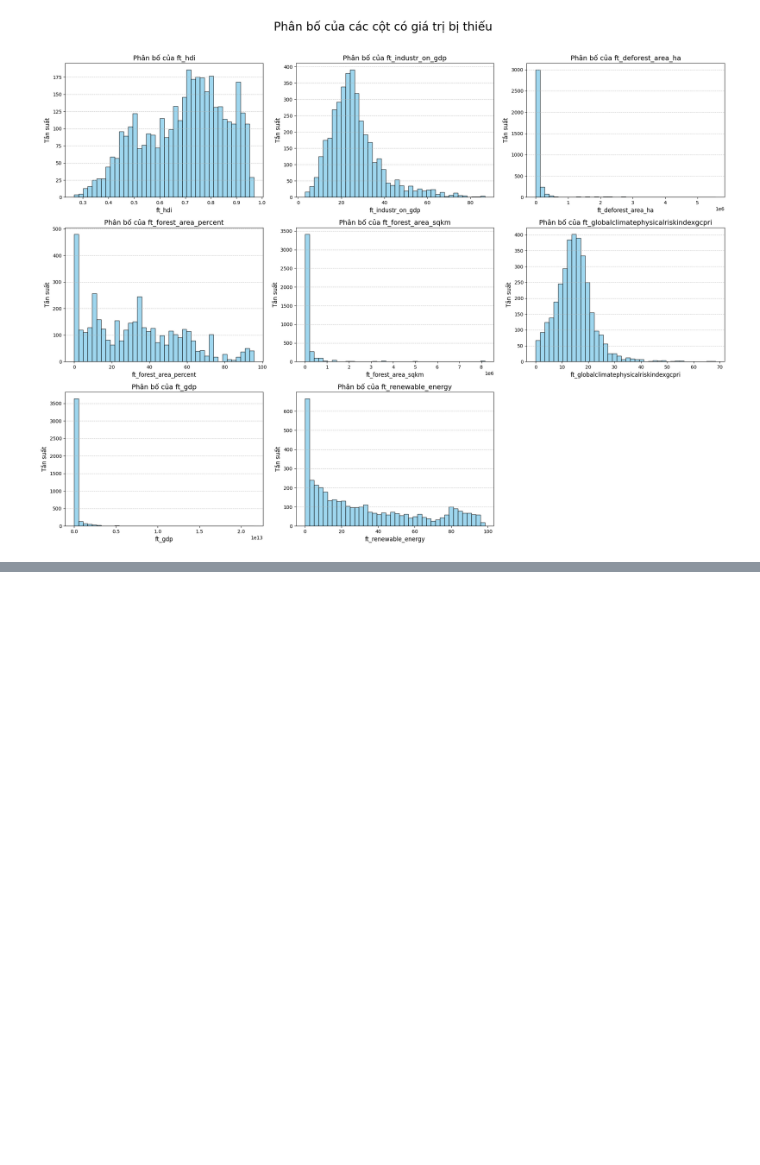
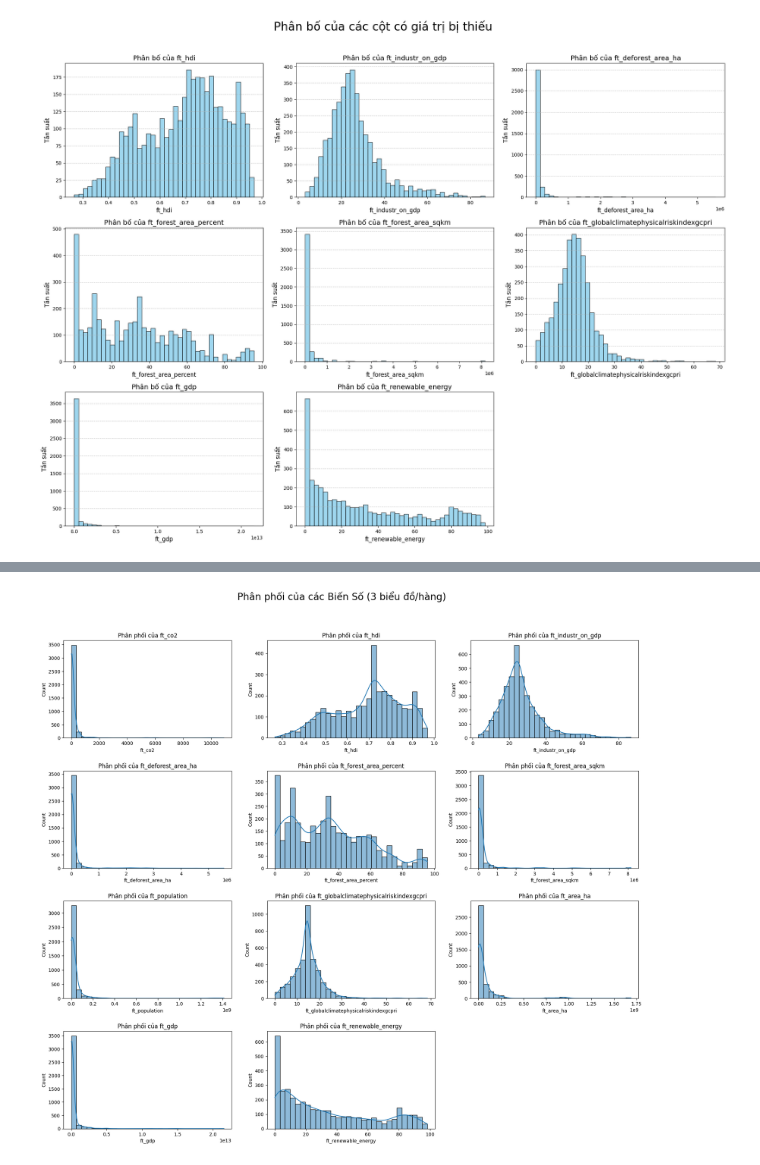
Before and after one commit to lengocan/Analysis_CO2_Emission_Prj, a Jupyter notebook: eda.ipynb, the cells around one changed output, grey strips where cells are left out. Drawn from its saved outputs; the diff is of its cells as text; code cells hidden in the pictures; blank space fills up the shorter version.

```diff
--- a/eda.ipynb
+++ b/eda.ipynb
@@ -606,0 +731,2 @@ plt.show()
+# %%
+df_imputed = df_imputed.dropna(subset= 'ft_deforest_area_ha')
@@ -606,0 +756,2 @@ plt.show()
+# %%
+df_filled_missing = df_imputed.fillna(df_imputed.median(numeric_only=True))
@@ -606,0 +802,34 @@ plt.show()
+# %%
+import seaborn as sns
+import matplotlib.pyplot as plt
+import math
+
+# Chọn các biến để phân tích
+cols_to_analyze = [
+    'ft_co2', 'ft_hdi', 'ft_industr_on_gdp', 'ft_deforest_area_ha',
+    'ft_forest_area_percent', 'ft_forest_area_sqkm', 'ft_population',
+    'ft_globalclimatephysicalriskindexgcpri', 'ft_area_ha', 'ft_gdp',
+    'ft_renewable_energy'
+]
+
+# --- VẼ BIỂU ĐỒ HISTOGRAM ---
+num_cols = 3
+num_rows = math.ceil(len(cols_to_analyze) / num_cols)
+
+fig, axes = plt.subplots(num_rows, num_cols, figsize=(18, num_rows * 4))
+axes = axes.flatten() # Chuyển thành mảng 1D để dễ lặp
+
+fig.suptitle('Phân phối của các Biến Số (3 biểu đồ/hàng)', fontsize=20, y=1.02)
+
+for i, col in enumerate(cols_to_analyze):
+    sns.histplot(df_filled_missing[col], kde=True, ax=axes[i], bins=30)
+    axes[i].set_title(f'Phân phối của {col}')
+
+# Ẩn các ô biểu đồ không sử dụng
+for j in range(len(cols_to_analyze), len(axes)):
+    axes[j].set_visible(False)
+
+plt.tight_layout(pad=2.0)
+plt.show()
+# %% [output]
+[figure, added]
```
Also changed, not shown: parts of 23 cells of this notebook, 2 other files.
